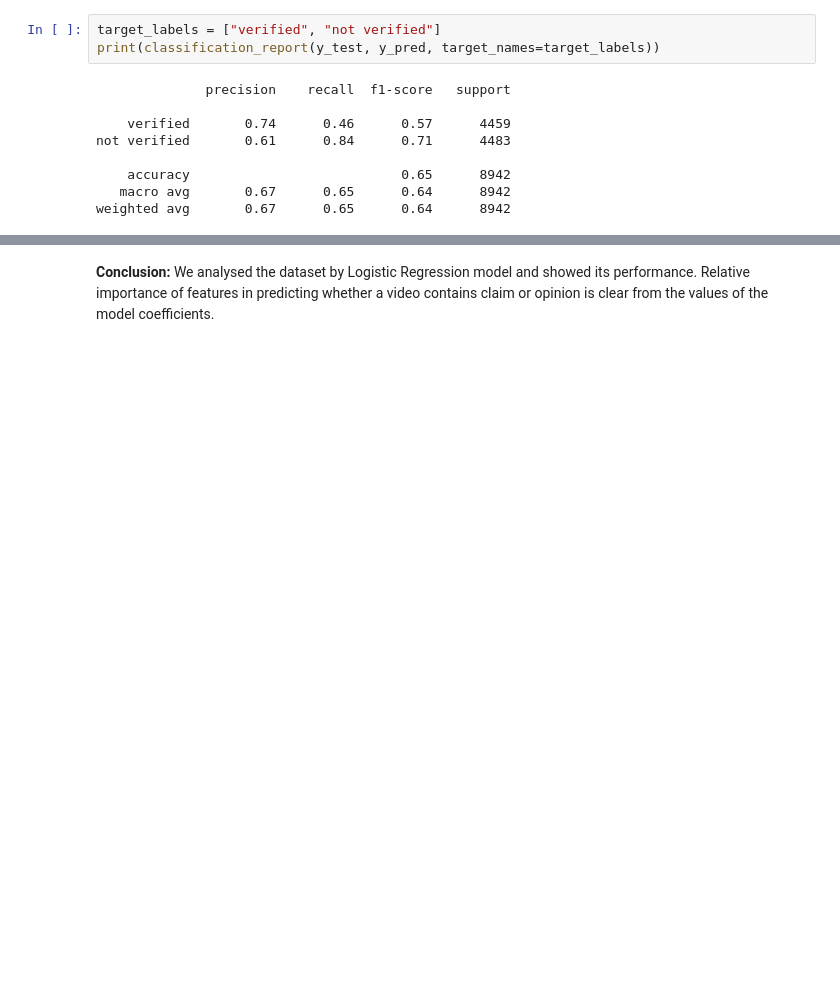
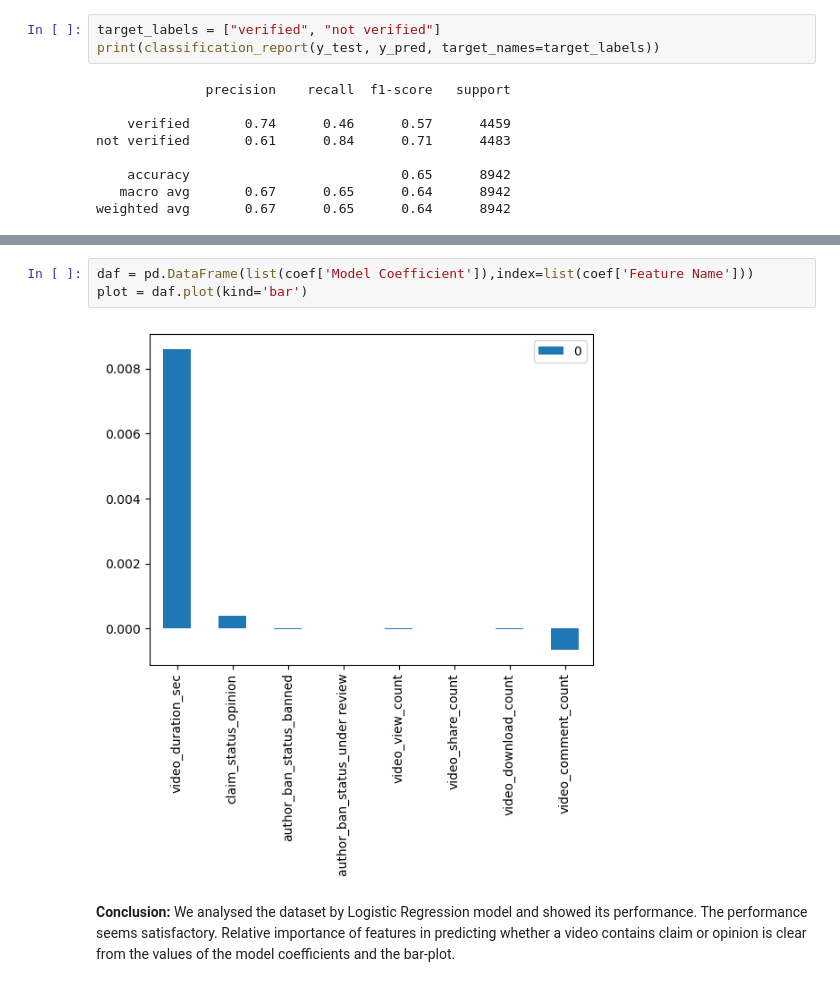
Before and after one commit to yogesh-dandekar/Various-python-projects, a Jupyter notebook: LR_project.ipynb, the cells around one changed output, grey strips where cells are left out. Drawn from its saved outputs; the diff is of its cells as text; blank space fills up the shorter version.

```diff
--- a/LR_project.ipynb
+++ b/LR_project.ipynb
@@ -416,2 +405,7 @@ pd.DataFrame(data={"Feature Name":log_clf.feature_names_in_, "Model Coefficient"
+# %%
+daf = pd.DataFrame(list(coef['Model Coefficient']),index=list(coef['Feature Name']))
+plot = daf.plot(kind='bar')
+# %% [output]
+[figure, added]
 # %% [markdown]
-**Conclusion:** We analysed the dataset by Logistic Regression model and showed its performance. Relative importance of features in predicting whether a video contains claim or opinion is clear from the values of the model coefficients.
+**Conclusion:** We analysed the dataset by Logistic Regression model and showed its performance. The performance seems satisfactory. Relative importance of features in predicting whether a video contains claim or opinion is clear from the values of the model coefficients and the bar-plot.
```
Also changed, not shown: parts of 13 cells of this notebook, 2 other files.
